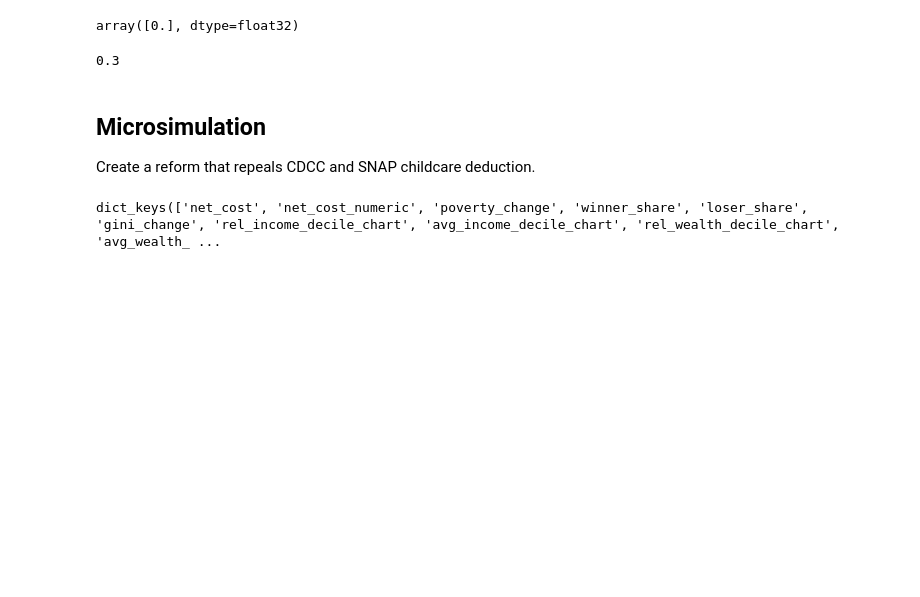
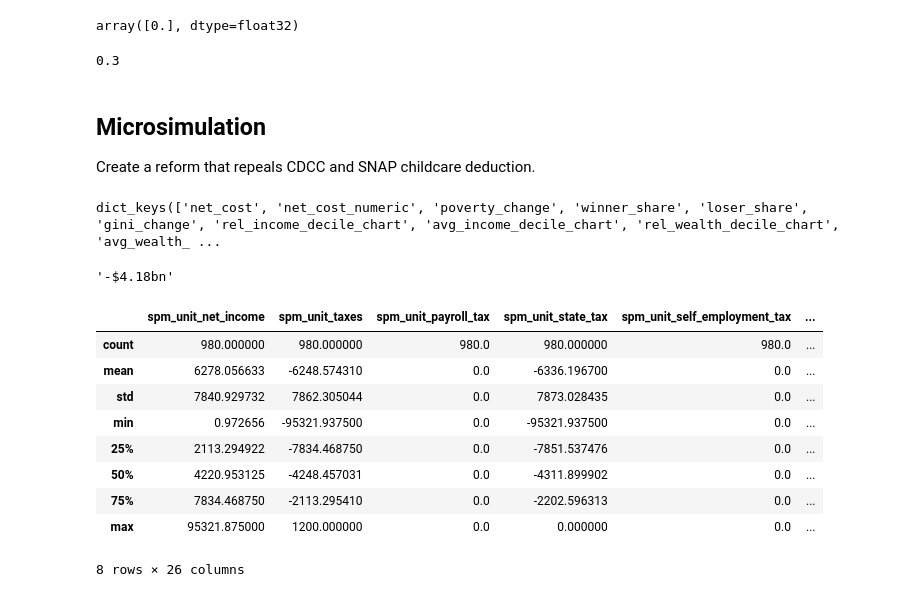
Before and after one commit to UBICenter/snap-cdcc-childcare-child-allowance, a Jupyter notebook: website/post.ipynb, the cells around one changed output. Saved outputs shown, nothing was run; the diff lists cells and outputs as text; code cells hidden in the pictures; blank space fills up the shorter version.

```diff
--- a/website/post.ipynb
+++ b/website/post.ipynb
@@ -78,3 +83,7 @@ res = us.population_reform(repeal_cdcc_snap_childcare)
 res.keys()
 # %% [output]
 dict_keys(['net_cost', 'net_cost_numeric', 'poverty_change', 'winner_share', 'loser_share', 'gini_change', 'rel_income_decile_chart', 'avg_income_decile_chart', 'rel_wealth_decile_chart', 'avg_wealth_ ...
+# %%
+res["net_cost"]
+# %% [output]
+'-$4.18bn'
@@ -80,0 +92,17 @@ dict_keys(['net_cost', 'net_cost_numeric', 'poverty_change', 'winner_share', 'lo
+# %%
+VARS = ["spm_unit_net_income", "snap", "cdcc", "spm_unit_taxes", "spm_unit_benefits", "income_tax_before_credits", "non_refundable_ctc", "elderly_disabled_credit", "income_tax_before_refundable_credits", "cdcc_relevant_expenses", "count_cdcc_eligible", "earned"]
+VARS = ["spm_unit_net_income", "spm_unit_taxes", "spm_unit_payroll_tax", "spm_unit_state_tax", "spm_unit_self_employment_tax", "spm_unit_federal_tax", "refundable_american_opportunity_credit", "eitc", "cdcc_refund", "refundable_ctc", "recovery_rebate_credit", "refundable_payroll_tax_credit", "premium_tax_credit"]
+diff = reform.df(VARS, map_to="household") - baseline.df(VARS, map_to="household")
+diff = pd.concat([diff, baseline.df(VARS, map_to="household").rename(columns={col: col + "_b" for col in VARS})], axis=1)
+diff[diff.spm_unit_net_income > 0].describe()
+# %% [output]
+|  | spm_unit_net_income | spm_unit_taxes | spm_unit_payroll_tax | spm_unit_state_tax | spm_unit_self_employment_tax | ... |
+| count | 980.000000 | 980.000000 | 980.0 | 980.000000 | 980.0 | ... |
+| mean | 6278.056633 | -6248.574310 | 0.0 | -6336.196700 | 0.0 | ... |
+| std | 7840.929732 | 7862.305044 | 0.0 | 7873.028435 | 0.0 | ... |
+| min | 0.972656 | -95321.937500 | 0.0 | -95321.937500 | 0.0 | ... |
+| 25% | 2113.294922 | -7834.468750 | 0.0 | -7851.537476 | 0.0 | ... |
+| 50% | 4220.953125 | -4248.457031 | 0.0 | -4311.899902 | 0.0 | ... |
+| 75% | 7834.468750 | -2113.295410 | 0.0 | -2202.596313 | 0.0 | ... |
+| max | 95321.875000 | 1200.000000 | 0.0 | 0.000000 | 0.0 | ... |
+8 rows × 26 columns
```
Also changed, not shown: parts of 8 cells of this notebook.
